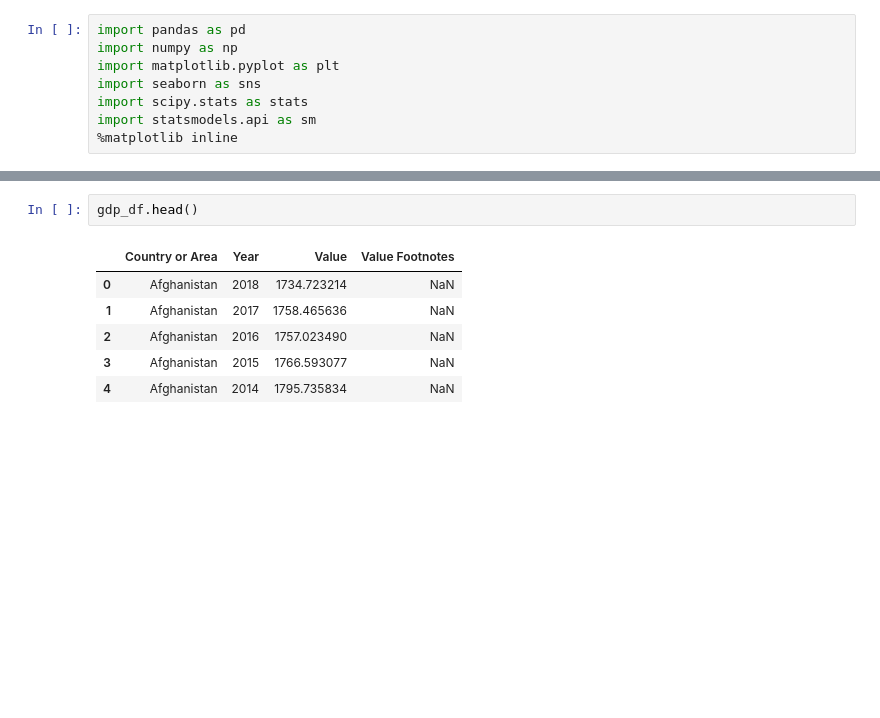
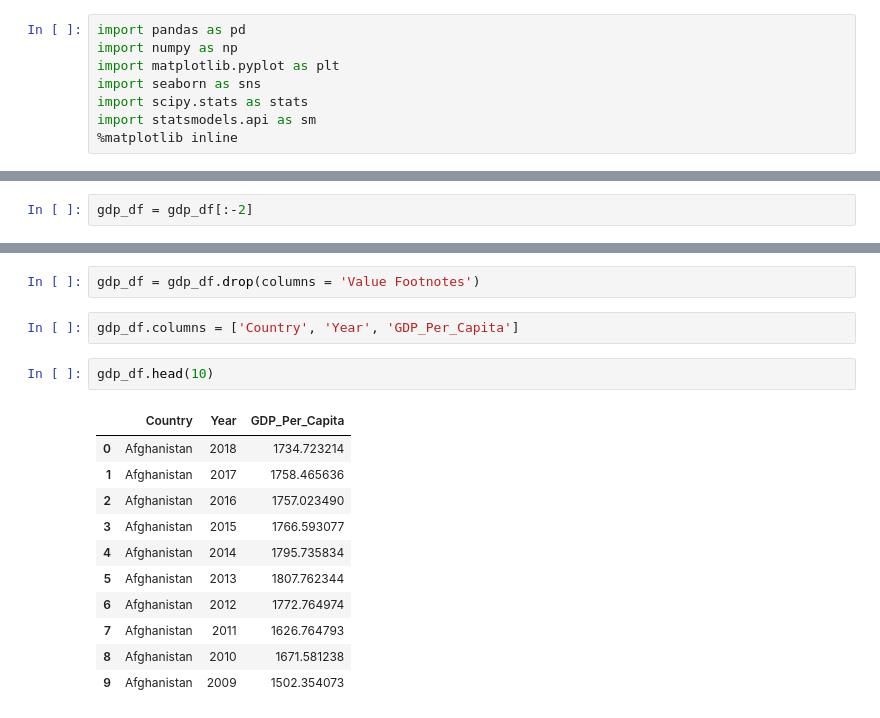
Before and after one commit to nss-data-science-cohort-4/dq1-undata-dailyp, a Jupyter notebook: notebooks/UN_data_exploration.ipynb, the cells around one changed output, grey strips where cells are left out. Cells and saved outputs as stored; diff of their text form; blank space fills up the shorter version.

```diff
--- a/notebooks/UN_data_exploration.ipynb
+++ b/notebooks/UN_data_exploration.ipynb
@@ -10 +11,3 @@ import statsmodels.api as sm
 gdp_df = pd.read_csv('../data/gdp_per_capita.csv')
+# %%
+gdp_df = gdp_df[:-2]
@@ -11,9 +51,18 @@ gdp_df = pd.read_csv('../data/gdp_per_capita.csv')
+# %%
+gdp_df = gdp_df.drop(columns = 'Value Footnotes')
+# %%
+gdp_df.columns = ['Country', 'Year', 'GDP_Per_Capita']
 # %%
-gdp_df.head()
+gdp_df.head(10)
 # %% [output]
-|  | Country or Area | Year | Value | Value Footnotes |
-| 0 | Afghanistan | 2018 | 1734.723214 | NaN |
-| 1 | Afghanistan | 2017 | 1758.465636 | NaN |
-| 2 | Afghanistan | 2016 | 1757.023490 | NaN |
-| 3 | Afghanistan | 2015 | 1766.593077 | NaN |
-| 4 | Afghanistan | 2014 | 1795.735834 | NaN |
+|  | Country | Year | GDP_Per_Capita |
+| 0 | Afghanistan | 2018 | 1734.723214 |
+| 1 | Afghanistan | 2017 | 1758.465636 |
+| 2 | Afghanistan | 2016 | 1757.023490 |
+| 3 | Afghanistan | 2015 | 1766.593077 |
+| 4 | Afghanistan | 2014 | 1795.735834 |
+| 5 | Afghanistan | 2013 | 1807.762344 |
+| 6 | Afghanistan | 2012 | 1772.764974 |
+| 7 | Afghanistan | 2011 | 1626.764793 |
+| 8 | Afghanistan | 2010 | 1671.581238 |
+| 9 | Afghanistan | 2009 | 1502.354073 |
```
Also changed, not shown: parts of 39 cells of this notebook.
